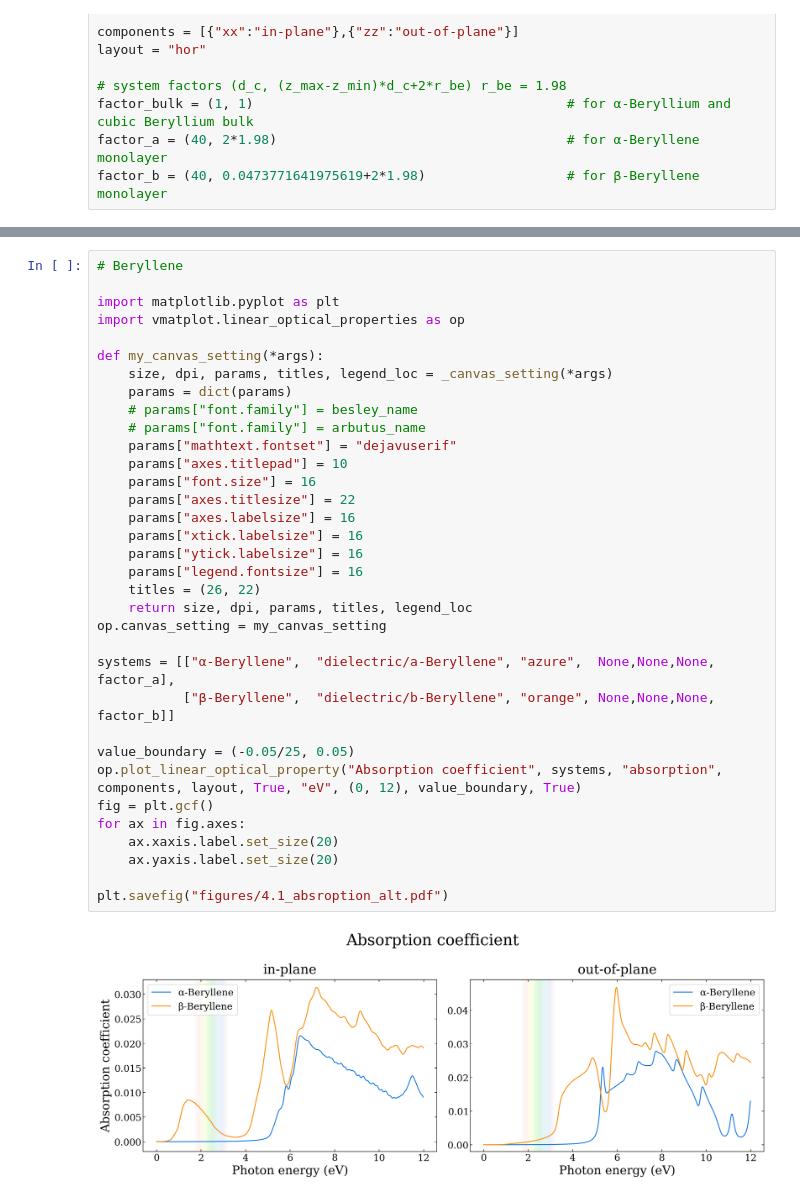
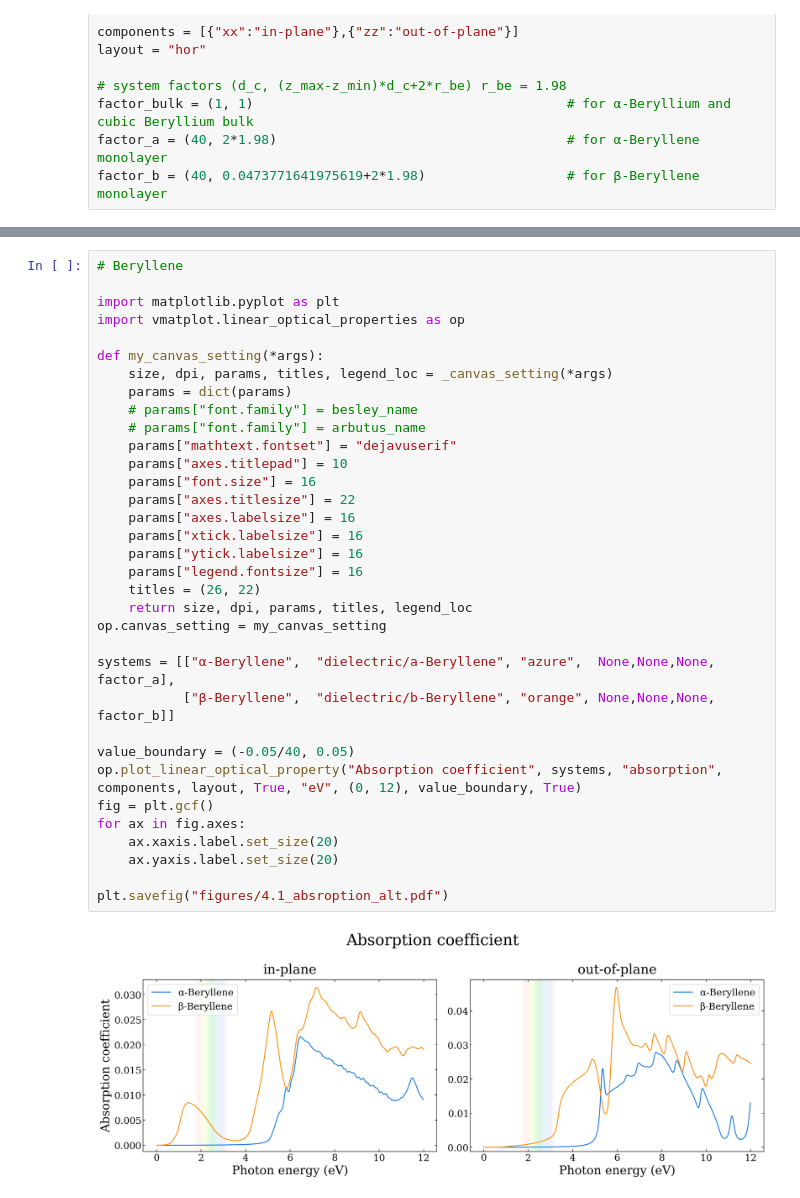
Before and after one commit to Photonico/Thesis_figures, a Jupyter notebook: 4.1_Absroption.ipynb, the cells around one changed output, grey strips where cells are left out. Saved outputs shown, nothing was run; the diff lists cells and outputs as text.

```diff
--- a/4.1_Absroption.ipynb
+++ b/4.1_Absroption.ipynb
@@ -44,32 +44,32 @@ import matplotlib.pyplot as plt
 import vmatplot.linear_optical_properties as op
 
 def my_canvas_setting(*args):
     size, dpi, params, titles, legend_loc = _canvas_setting(*args)
     params = dict(params)
     # params["font.family"] = besley_name
     # params["font.family"] = arbutus_name
     params["mathtext.fontset"] = "dejavuserif"
     params["axes.titlepad"] = 10
     params["font.size"] = 16
     params["axes.titlesize"] = 22
     params["axes.labelsize"] = 16
     params["xtick.labelsize"] = 16
     params["ytick.labelsize"] = 16
     params["legend.fontsize"] = 16
     titles = (26, 22)
     return size, dpi, params, titles, legend_loc
 op.canvas_setting = my_canvas_setting
 
 systems = [["α-Beryllene",  "dielectric/a-Beryllene", "azure",  None,None,None, factor_a],
            ["β-Beryllene",  "dielectric/b-Beryllene", "orange", None,None,None, factor_b]]
 
-value_boundary = (-0.05/25, 0.05)
+value_boundary = (-0.05/40, 0.05)
 op.plot_linear_optical_property("Absorption coefficient", systems, "absorption", components, layout, True, "eV", (0, 12), value_boundary, True)
 fig = plt.gcf()
 for ax in fig.axes:
     ax.xaxis.label.set_size(20)
     ax.yaxis.label.set_size(20)
 
 plt.savefig("figures/4.1_absroption_alt.pdf")
 # %% [output]
-[figure, old version]
+[figure, new version]
```
Also changed, not shown: parts of 1 cell of this notebook, 9 other files.
